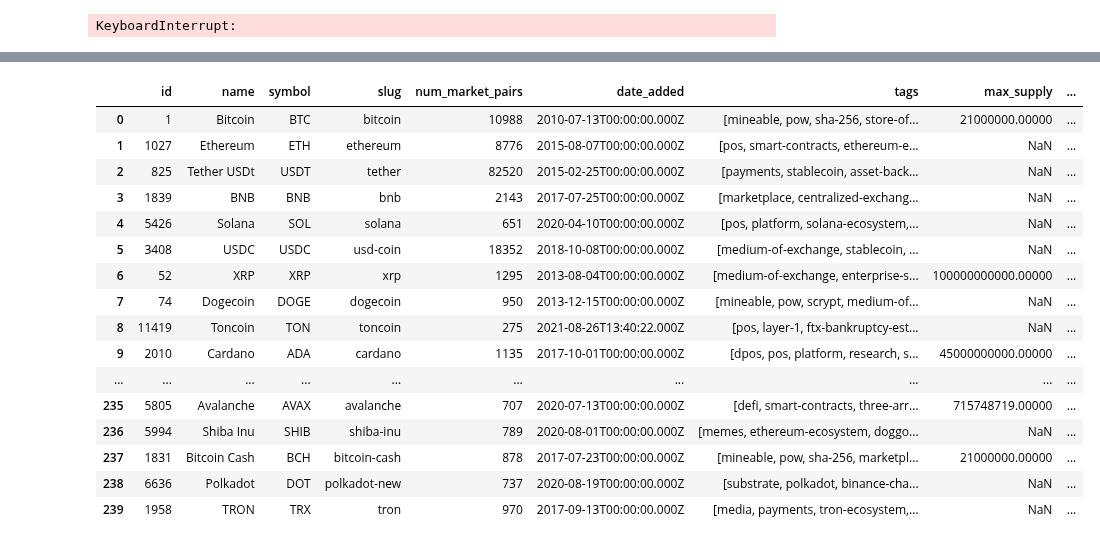
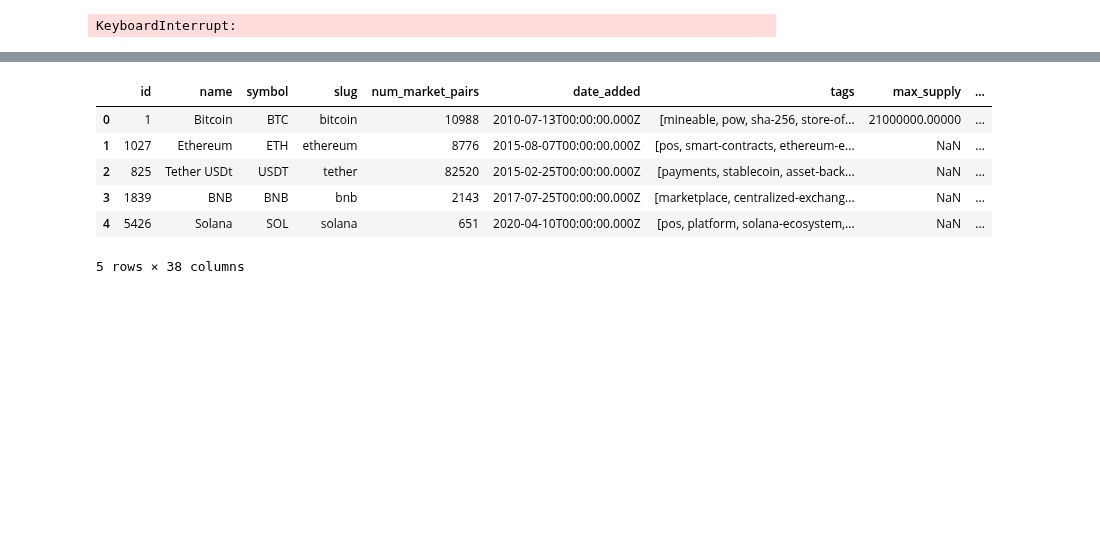
Before and after one commit to Bkaur1234/API_pull, a Jupyter notebook: api_pull_crypto.ipynb, the cells around one changed output, grey strips where cells are left out. Saved outputs shown, nothing was run; the diff lists cells and outputs as text; code cells hidden in the pictures; blank space fills up the shorter version.

```diff
--- a/api_pull_crypto.ipynb
+++ b/api_pull_crypto.ipynb
@@ -27,8 +27,8 @@ except (ConnectionError, Timeout, TooManyRedirects) as e:
 # %%
 import pandas as pd
 
-pd.set_option('display.max_columns', None)
-pd.set_option('display.max_rows', None)
+#pd.set_option('display.max_columns', 15)
+#pd.set_option('display.max_rows', 15)
 # %%
 
 
@@ -125,25 +115,15 @@ df
 # %%
 pd.set_option('display.float_format', lambda x:'%.5f' %x)
 # %%
-df
+df.head()
 # %% [output]
 |  | id | name | symbol | slug | num_market_pairs | date_added | tags | max_supply | ... |
 | 0 | 1 | Bitcoin | BTC | bitcoin | 10988 | 2010-07-13T00:00:00.000Z | [mineable, pow, sha-256, store-of... | 21000000.00000 | ... |
 | 1 | 1027 | Ethereum | ETH | ethereum | 8776 | 2015-08-07T00:00:00.000Z | [pos, smart-contracts, ethereum-e... | NaN | ... |
 | 2 | 825 | Tether USDt | USDT | tether | 82520 | 2015-02-25T00:00:00.000Z | [payments, stablecoin, asset-back... | NaN | ... |
 | 3 | 1839 | BNB | BNB | bnb | 2143 | 2017-07-25T00:00:00.000Z | [marketplace, centralized-exchang... | NaN | ... |
 | 4 | 5426 | Solana | SOL | solana | 651 | 2020-04-10T00:00:00.000Z | [pos, platform, solana-ecosystem,... | NaN | ... |
-| 5 | 3408 | USDC | USDC | usd-coin | 18352 | 2018-10-08T00:00:00.000Z | [medium-of-exchange, stablecoin, ... | NaN | ... |
-| 6 | 52 | XRP | XRP | xrp | 1295 | 2013-08-04T00:00:00.000Z | [medium-of-exchange, enterprise-s... | 100000000000.00000 | ... |
-| 7 | 74 | Dogecoin | DOGE | dogecoin | 950 | 2013-12-15T00:00:00.000Z | [mineable, pow, scrypt, medium-of... | NaN | ... |
-| 8 | 11419 | Toncoin | TON | toncoin | 275 | 2021-08-26T13:40:22.000Z | [pos, layer-1, ftx-bankruptcy-est... | NaN | ... |
-| 9 | 2010 | Cardano | ADA | cardano | 1135 | 2017-10-01T00:00:00.000Z | [dpos, pos, platform, research, s... | 45000000000.00000 | ... |
-| ... | ... | ... | ... | ... | ... | ... | ... | ... | ... |
-| 235 | 5805 | Avalanche | AVAX | avalanche | 707 | 2020-07-13T00:00:00.000Z | [defi, smart-contracts, three-arr... | 715748719.00000 | ... |
-| 236 | 5994 | Shiba Inu | SHIB | shiba-inu | 789 | 2020-08-01T00:00:00.000Z | [memes, ethereum-ecosystem, doggo... | NaN | ... |
-| 237 | 1831 | Bitcoin Cash | BCH | bitcoin-cash | 878 | 2017-07-23T00:00:00.000Z | [mineable, pow, sha-256, marketpl... | 21000000.00000 | ... |
-| 238 | 6636 | Polkadot | DOT | polkadot-new | 737 | 2020-08-19T00:00:00.000Z | [substrate, polkadot, binance-cha... | NaN | ... |
-| 239 | 1958 | TRON | TRX | tron | 970 | 2017-09-13T00:00:00.000Z | [media, payments, tron-ecosystem,... | NaN | ... |
+5 rows × 38 columns
 # %%
 df3= df.groupby('name', sort=False)[['quote.USD.percent_change_1h','quote.USD.percent_change_24h','quote.USD.percent_change_7d','quote.USD.percent_change_30d','quote.USD.percent_change_60d','quote.USD.percent_change_90d',]].mean()
 
```
Also changed, not shown: parts of 10 cells of this notebook.
